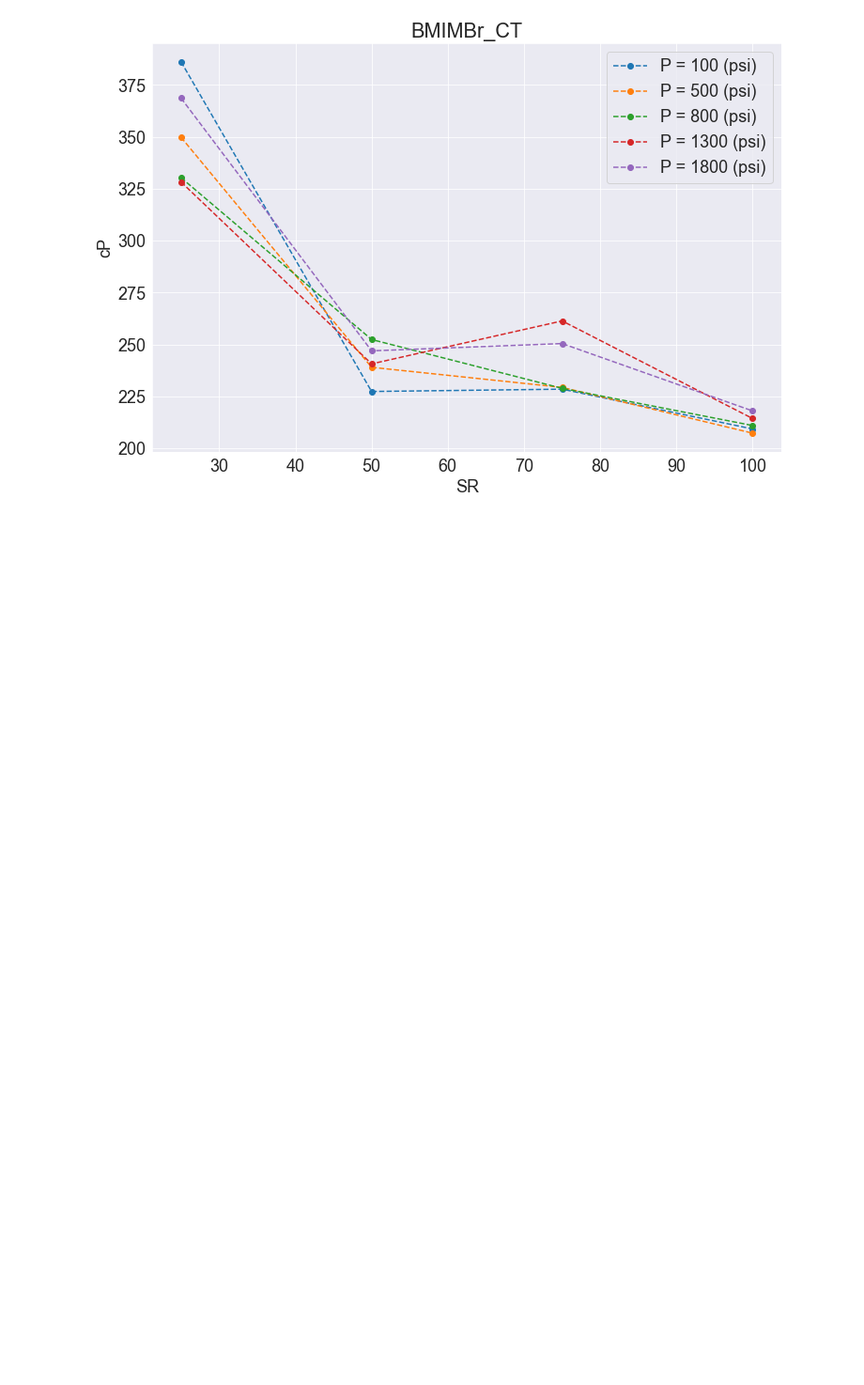
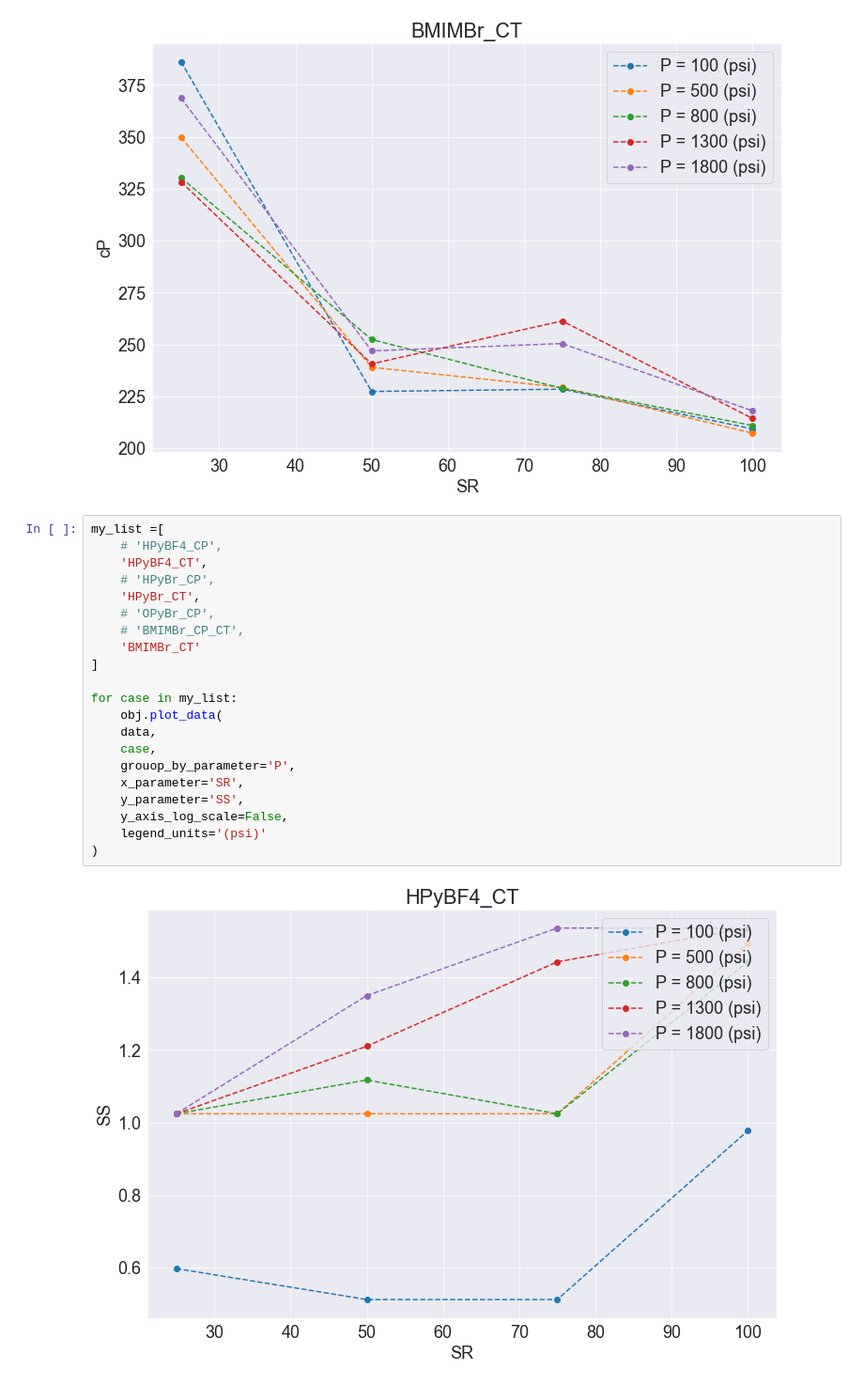
Before and after one commit to Atashnezhad/hpht, a Jupyter notebook: P02.ipynb, the cells around one changed output. Shown at 94% size. Drawn from its saved outputs; the diff is of its cells as text; blank space fills up the shorter version.

Commit message:
plots

```diff
--- a/P02.ipynb
+++ b/P02.ipynb
@@ -213,3 +213,26 @@ for case in my_list:
 [figure]
 [figure]
 [figure]
+# %%
+my_list =[
+    # 'HPyBF4_CP',
+    'HPyBF4_CT',
+    # 'HPyBr_CP',
+    'HPyBr_CT',
+    # 'OPyBr_CP',
+    # 'BMIMBr_CP_CT',
+    'BMIMBr_CT'
+]
+
+for case in my_list:
+    obj.plot_data(
+    data,
+    case,
+    grouop_by_parameter='P',
+    x_parameter='SR',
+    y_parameter='SS',
+    y_axis_log_scale=False,
+    legend_units='(psi)'
+)
+# %% [output]
+[figure, added]
```
Also changed, not shown: parts of 1 cell of this notebook.
